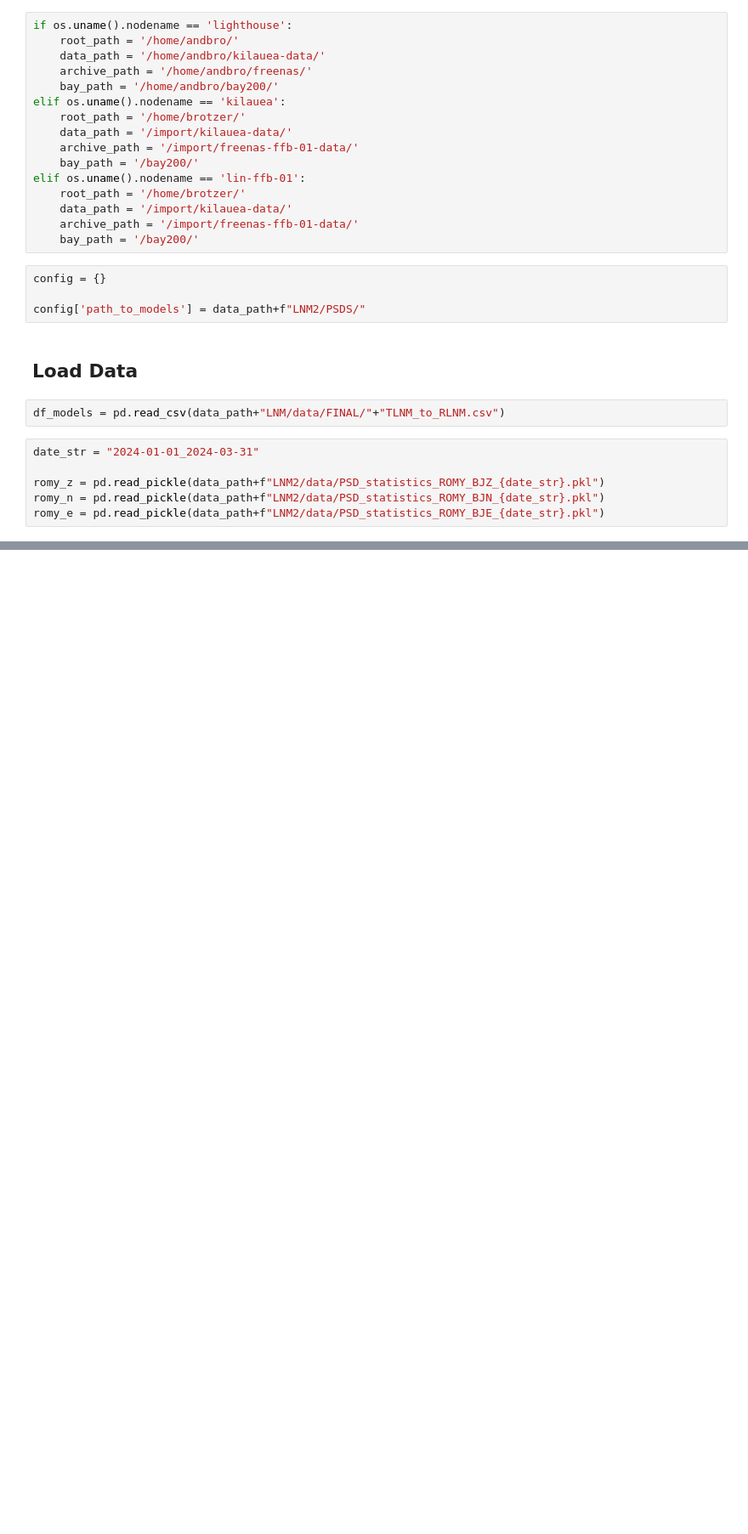
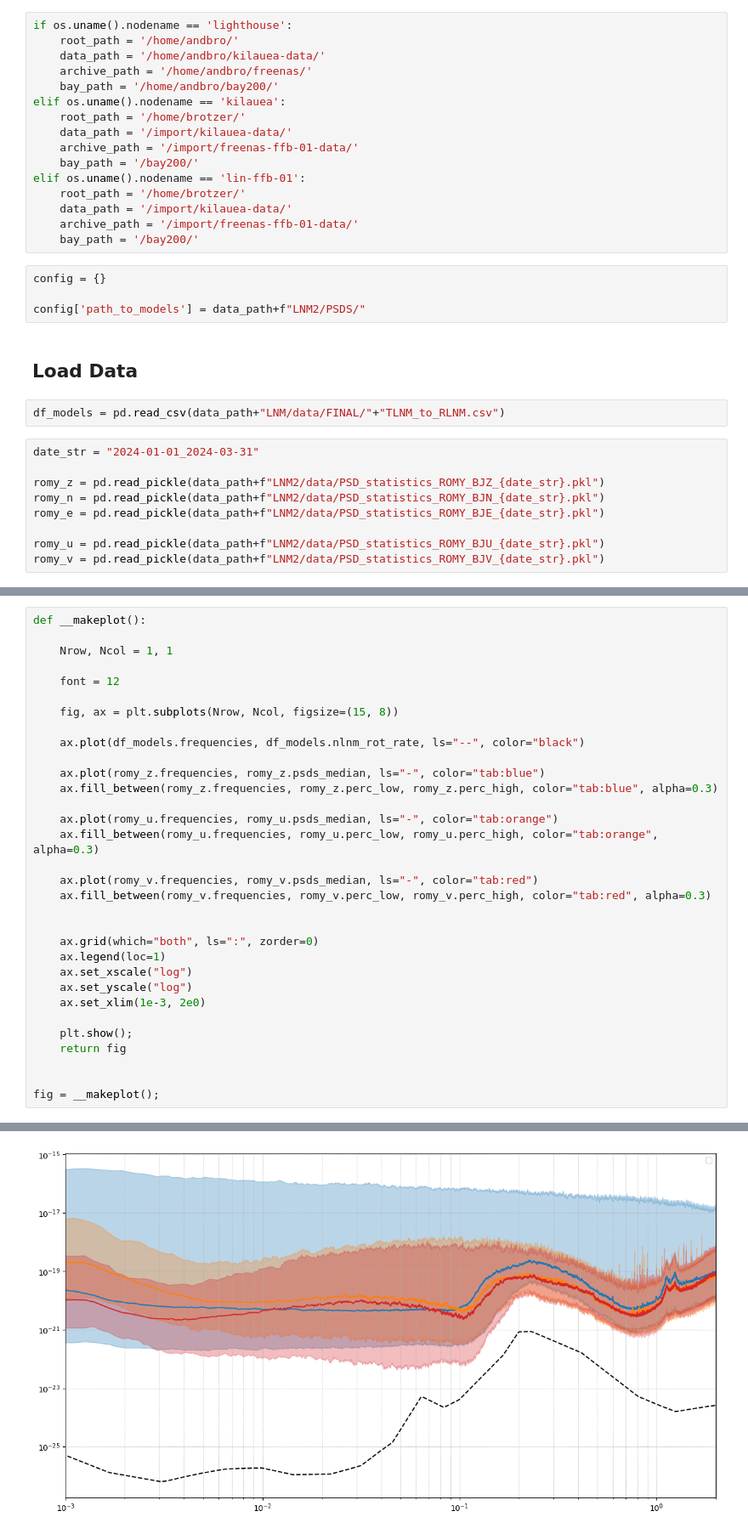
Before and after one commit to andbrocode/notebooks2, a Jupyter notebook: RomyNoise/Untitled.ipynb, the cells around one changed output, grey strips where cells are left out. Shown at 85% size. Cells and saved outputs as stored; diff of their text form; blank space fills up the shorter version.

```diff
--- a/RomyNoise/Untitled.ipynb
+++ b/RomyNoise/Untitled.ipynb
@@ -37,3 +37,6 @@ date_str = "2024-01-01_2024-03-31"
 romy_z = pd.read_pickle(data_path+f"LNM2/data/PSD_statistics_ROMY_BJZ_{date_str}.pkl")
 romy_n = pd.read_pickle(data_path+f"LNM2/data/PSD_statistics_ROMY_BJN_{date_str}.pkl")
 romy_e = pd.read_pickle(data_path+f"LNM2/data/PSD_statistics_ROMY_BJE_{date_str}.pkl")
+
+romy_u = pd.read_pickle(data_path+f"LNM2/data/PSD_statistics_ROMY_BJU_{date_str}.pkl")
+romy_v = pd.read_pickle(data_path+f"LNM2/data/PSD_statistics_ROMY_BJV_{date_str}.pkl")
@@ -39,0 +59,33 @@ romy_e = pd.read_pickle(data_path+f"LNM2/data/PSD_statistics_ROMY_BJE_{date_str}
+# %%
+def __makeplot():
+
+    Nrow, Ncol = 1, 1
+
+    font = 12
+
+    fig, ax = plt.subplots(Nrow, Ncol, figsize=(15, 8))
+
+    ax.plot(df_models.frequencies, df_models.nlnm_rot_rate, ls="--", color="black")
+
+    ax.plot(romy_z.frequencies, romy_z.psds_median, ls="-", color="tab:blue")
+    ax.fill_between(romy_z.frequencies, romy_z.perc_low, romy_z.perc_high, color="tab:blue", alpha=0.3)
+
+    ax.plot(romy_u.frequencies, romy_u.psds_median, ls="-", color="tab:orange")
+    ax.fill_between(romy_u.frequencies, romy_u.perc_low, romy_u.perc_high, color="tab:orange", alpha=0.3)
+
+    ax.plot(romy_v.frequencies, romy_v.psds_median, ls="-", color="tab:red")
+    ax.fill_between(romy_v.frequencies, romy_v.perc_low, romy_v.perc_high, color="tab:red", alpha=0.3)
+
+
+    ax.grid(which="both", ls=":", zorder=0)
+    ax.legend(loc=1)
+    ax.set_xscale("log")
+    ax.set_yscale("log")
+    ax.set_xlim(1e-3, 2e0)
+
+    plt.show();
+    return fig
+
+
+fig = __makeplot();
+# %% [output]
@@ -39,0 +93 @@ romy_e = pd.read_pickle(data_path+f"LNM2/data/PSD_statistics_ROMY_BJE_{date_str}
+[figure, added]
```
Also changed, not shown: parts of 2 cells of this notebook, 2 other files.
